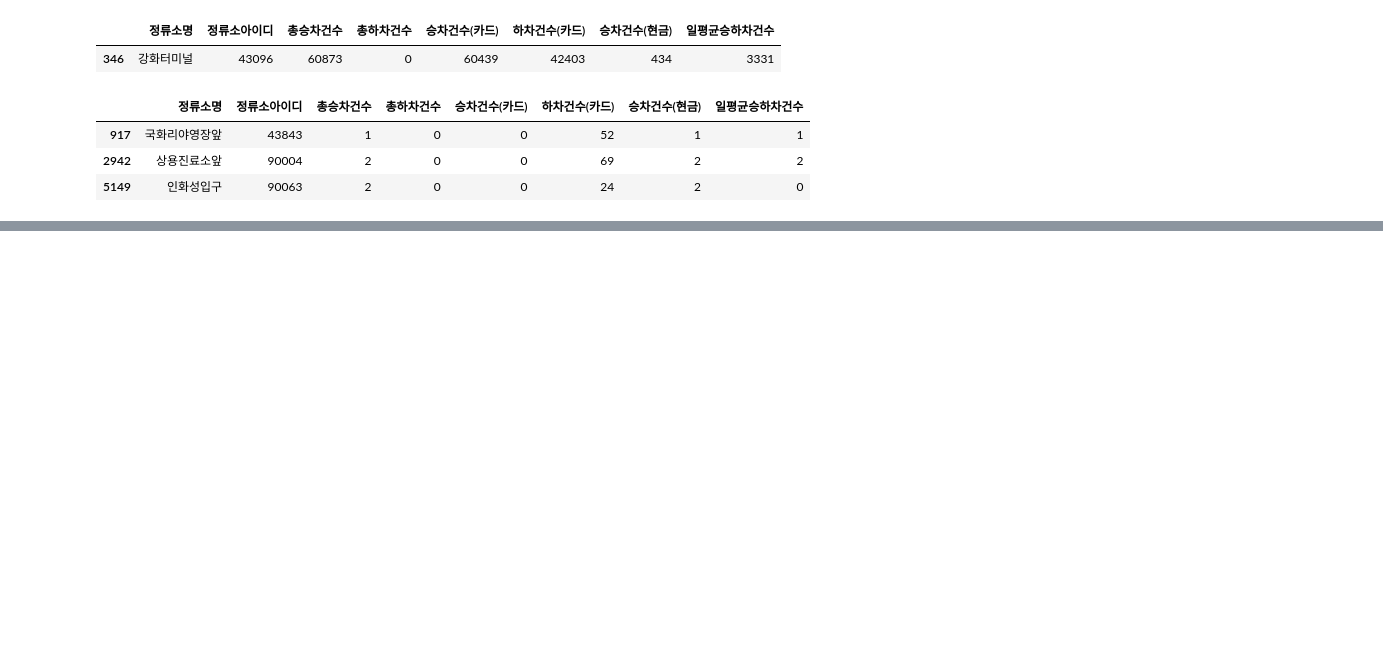
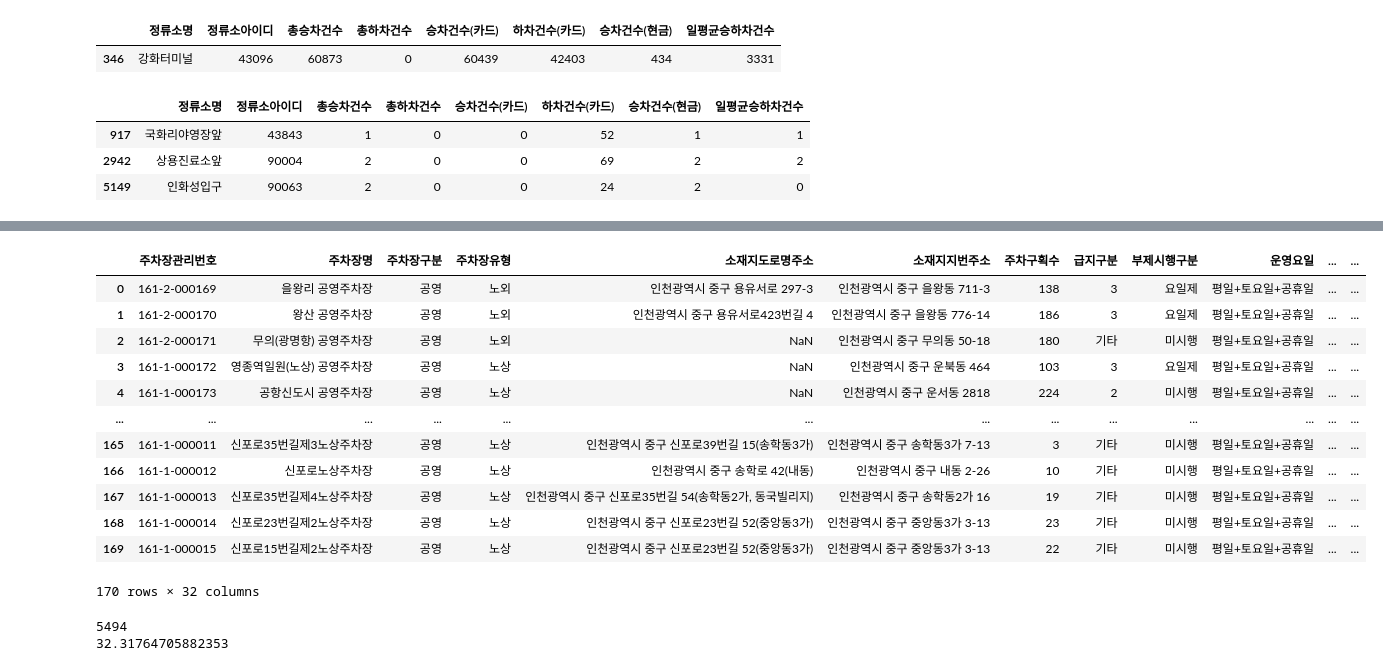
Before and after one commit to hyer11111111-beep/python-data-study, a Jupyter notebook: ch5_quiz.ipynb, the cells around one changed output, grey strips where cells are left out. Saved outputs shown, nothing was run; the diff lists cells and outputs as text; code cells hidden in the pictures; blank space fills up the shorter version.

```diff
--- a/ch5_quiz.ipynb
+++ b/ch5_quiz.ipynb
@@ -124,0 +158,23 @@ df[df['승차건수(현금)'] > df['승차건수(카드)']]
+# %%
+df['요금정보'] = '무료'
+df[df['요금정보'] == '무료']
+# %% [output]
+|  | 주차장관리번호 | 주차장명 | 주차장구분 | 주차장유형 | 소재지도로명주소 | 소재지지번주소 | 주차구획수 | 급지구분 | 부제시행구분 | 운영요일 | ... | ... |
+| 0 | 161-2-000169 | 을왕리 공영주차장 | 공영 | 노외 | 인천광역시 중구 용유서로 297-3 | 인천광역시 중구 을왕동 711-3 | 138 | 3 | 요일제 | 평일+토요일+공휴일 | ... | ... |
+| 1 | 161-2-000170 | 왕산 공영주차장 | 공영 | 노외 | 인천광역시 중구 용유서로423번길 4 | 인천광역시 중구 을왕동 776-14 | 186 | 3 | 요일제 | 평일+토요일+공휴일 | ... | ... |
+| 2 | 161-2-000171 | 무의(광명항) 공영주차장 | 공영 | 노외 | NaN | 인천광역시 중구 무의동 50-18 | 180 | 기타 | 미시행 | 평일+토요일+공휴일 | ... | ... |
+| 3 | 161-1-000172 | 영종역일원(노상) 공영주차장 | 공영 | 노상 | NaN | 인천광역시 중구 운북동 464 | 103 | 3 | 요일제 | 평일+토요일+공휴일 | ... | ... |
+| 4 | 161-1-000173 | 공항신도시 공영주차장 | 공영 | 노상 | NaN | 인천광역시 중구 운서동 2818 | 224 | 2 | 미시행 | 평일+토요일+공휴일 | ... | ... |
+| ... | ... | ... | ... | ... | ... | ... | ... | ... | ... | ... | ... | ... |
+| 165 | 161-1-000011 | 신포로35번길제3노상주차장 | 공영 | 노상 | 인천광역시 중구 신포로39번길 15(송학동3가) | 인천광역시 중구 송학동3가 7-13 | 3 | 기타 | 미시행 | 평일+토요일+공휴일 | ... | ... |
+| 166 | 161-1-000012 | 신포로노상주차장 | 공영 | 노상 | 인천광역시 중구 송학로 42(내동) | 인천광역시 중구 내동 2-26 | 10 | 기타 | 미시행 | 평일+토요일+공휴일 | ... | ... |
+| 167 | 161-1-000013 | 신포로35번길제4노상주차장 | 공영 | 노상 | 인천광역시 중구 신포로35번길 54(송학동2가, 동국빌리지) | 인천광역시 중구 송학동2가 16 | 19 | 기타 | 미시행 | 평일+토요일+공휴일 | ... | ... |
+| 168 | 161-1-000014 | 신포로23번길제2노상주차장 | 공영 | 노상 | 인천광역시 중구 신포로23번길 52(중앙동3가) | 인천광역시 중구 중앙동3가 3-13 | 23 | 기타 | 미시행 | 평일+토요일+공휴일 | ... | ... |
+| 169 | 161-1-000015 | 신포로15번길제2노상주차장 | 공영 | 노상 | 인천광역시 중구 신포로23번길 52(중앙동3가) | 인천광역시 중구 중앙동3가 3-13 | 22 | 기타 | 미시행 | 평일+토요일+공휴일 | ... | ... |
+170 rows × 32 columns
+# %%
+print(df['주차구획수'].sum())
+print(df['주차구획수'].mean())
+# %% [output]
+5494
+32.31764705882353
```
Also changed, not shown: parts of 4 cells of this notebook, 8 other files.
